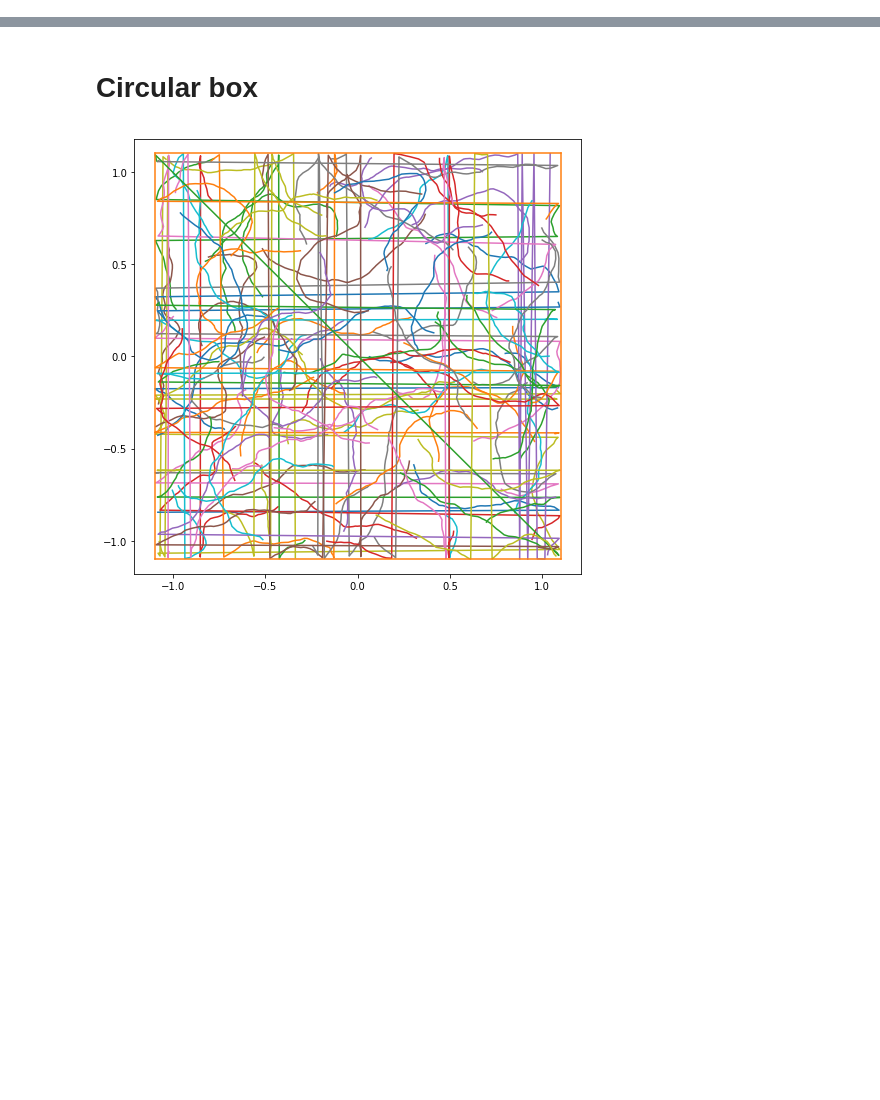
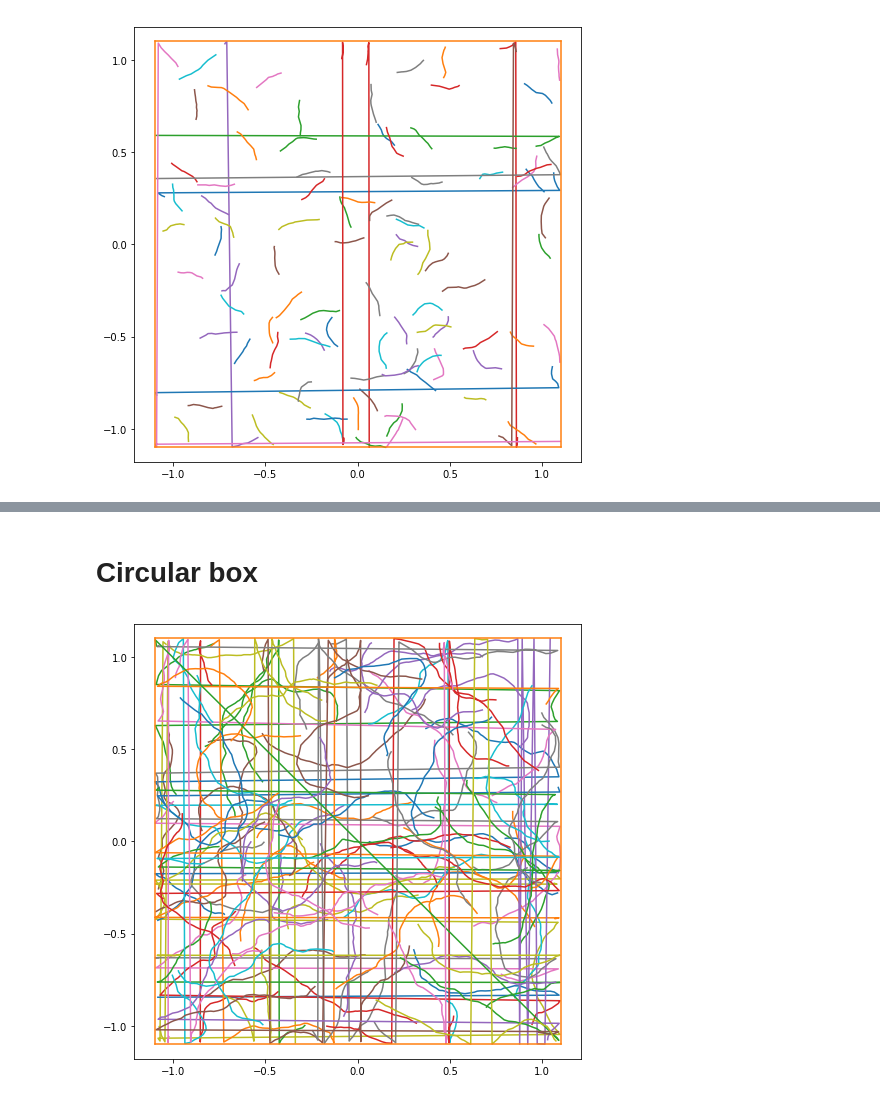
Before and after one commit to ganguli-lab/grid-pattern-formation, a Jupyter notebook: generate_mouse_trajectory.ipynb, the cells around one changed output, grey strips where cells are left out. Cells and saved outputs as stored; diff of their text form; code cells hidden in the pictures; blank space fills up the shorter version.

```diff
--- a/generate_mouse_trajectory.ipynb
+++ b/generate_mouse_trajectory.ipynb
@@ -12,0 +92,19 @@ import h5py
+# %%
+def plot_sample_trajs(num_traj):
+    plt.figure(figsize=(8,8))
+    for i in range(num_traj):
+        traj = generate_trajectory(dt, samples, box_size, sigma, b, mu)
+        x = traj['target_x']
+        y = traj['target_y']
+        plt.plot(x, y)
+
+    # Plot box
+    plt.axis("equal")
+    plt.plot(np.linspace(-box_size, box_size, 2),np.ones(2)*-box_size, c='C1')
+    plt.plot(np.linspace(-box_size, box_size, 2),np.ones(2)*box_size, c='C1')
+    plt.plot(np.ones(2)*-box_size,np.linspace(-box_size, box_size, 2), c='C1')
+    plt.plot(np.ones(2)*box_size,np.linspace(-box_size, box_size, 2), c='C1')
+
+plot_sample_trajs(100)
+# %% [output]
+[figure, added]
```
Also changed, not shown: parts of 13 cells of this notebook, 6 other files.
